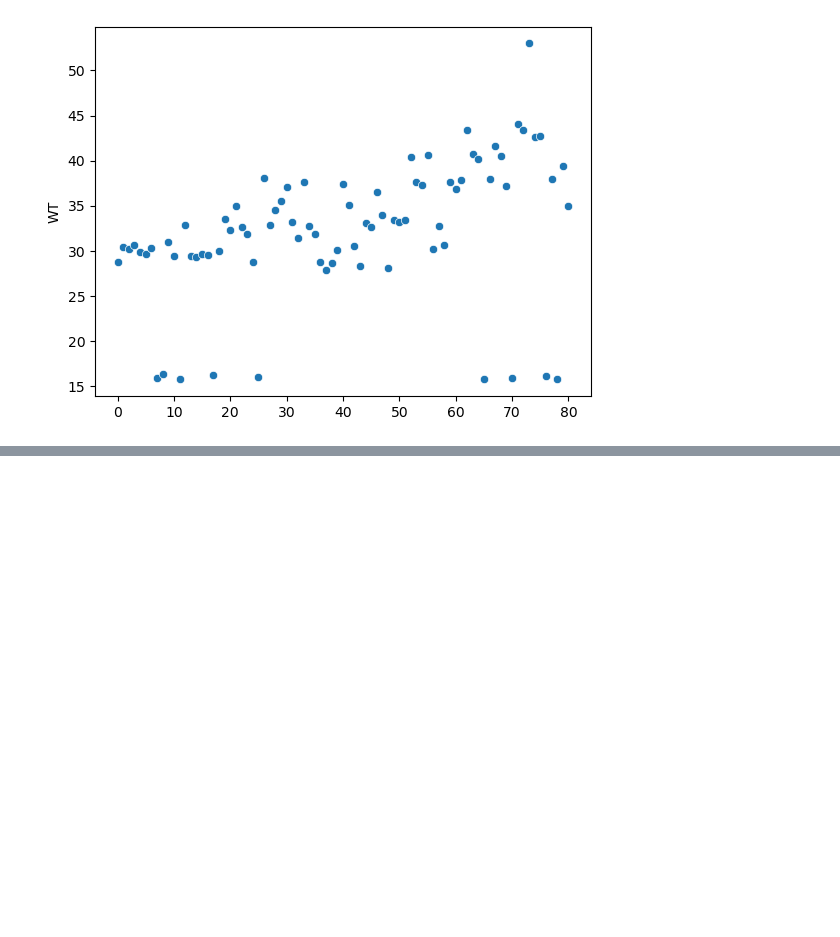
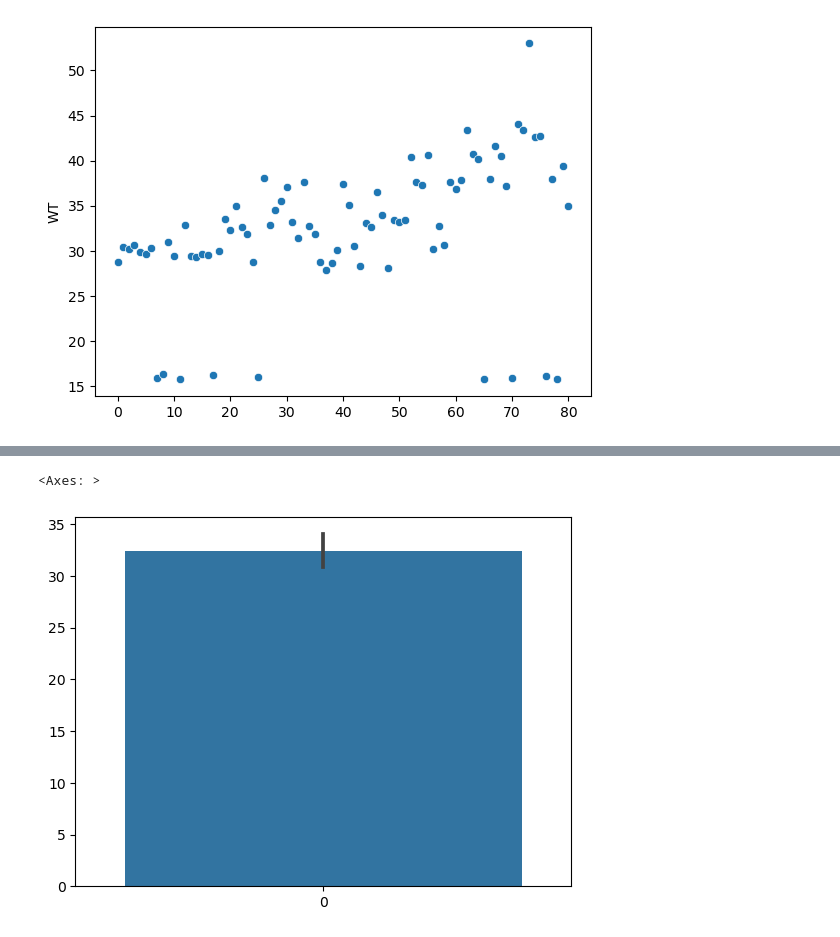
Before and after one commit to 2311cs020389/ml-with-flask-development, a Jupyter notebook: cars.ipynb, the cells around one changed output, grey strips where cells are left out. Saved outputs shown, nothing was run; the diff lists cells and outputs as text; code cells hidden in the pictures; blank space fills up the shorter version.

```diff
--- a/cars.ipynb
+++ b/cars.ipynb
@@ -151,0 +157,5 @@ sns.scatterplot(cars['WT'])
+# %%
+sns.barplot(cars['WT'])
+# %% [output]
+<Axes: >
+[figure, added]
```
Also changed, not shown: parts of 17 cells of this notebook.
